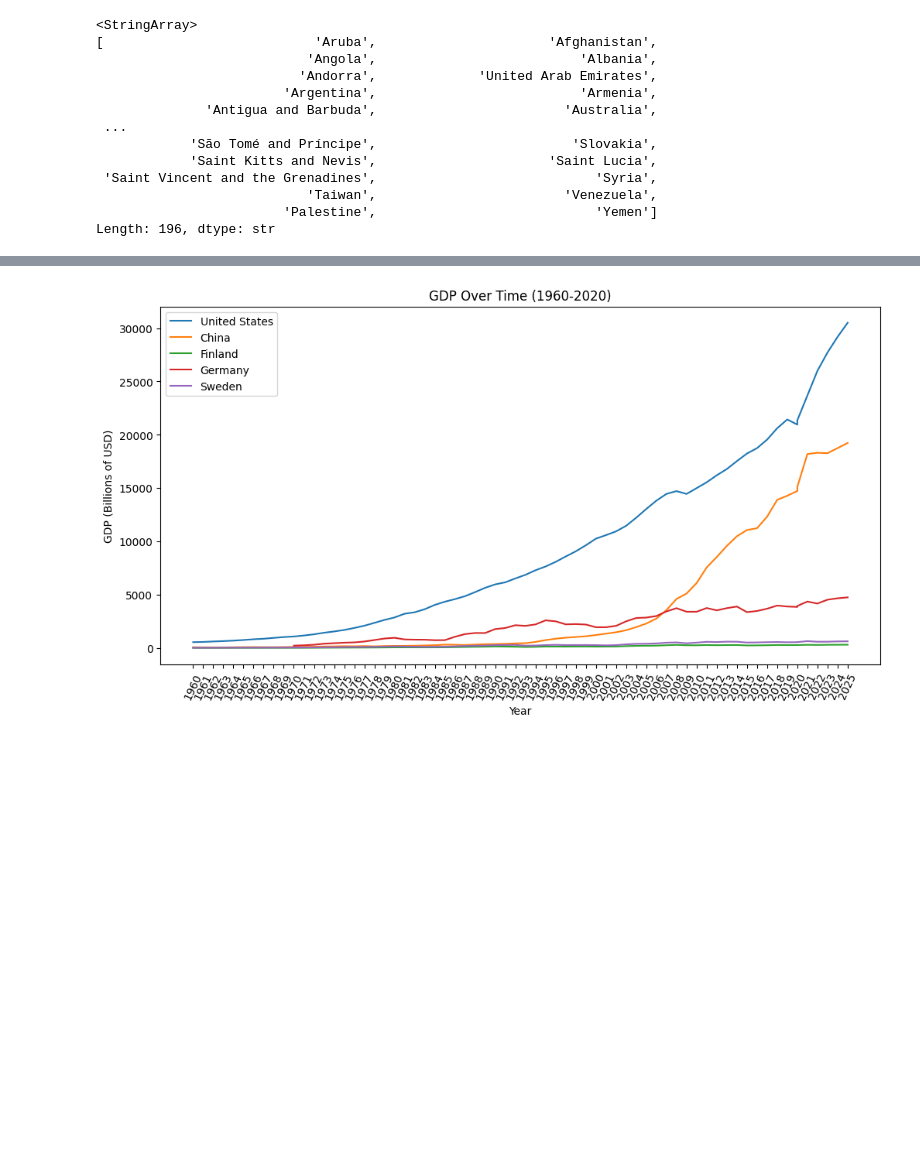
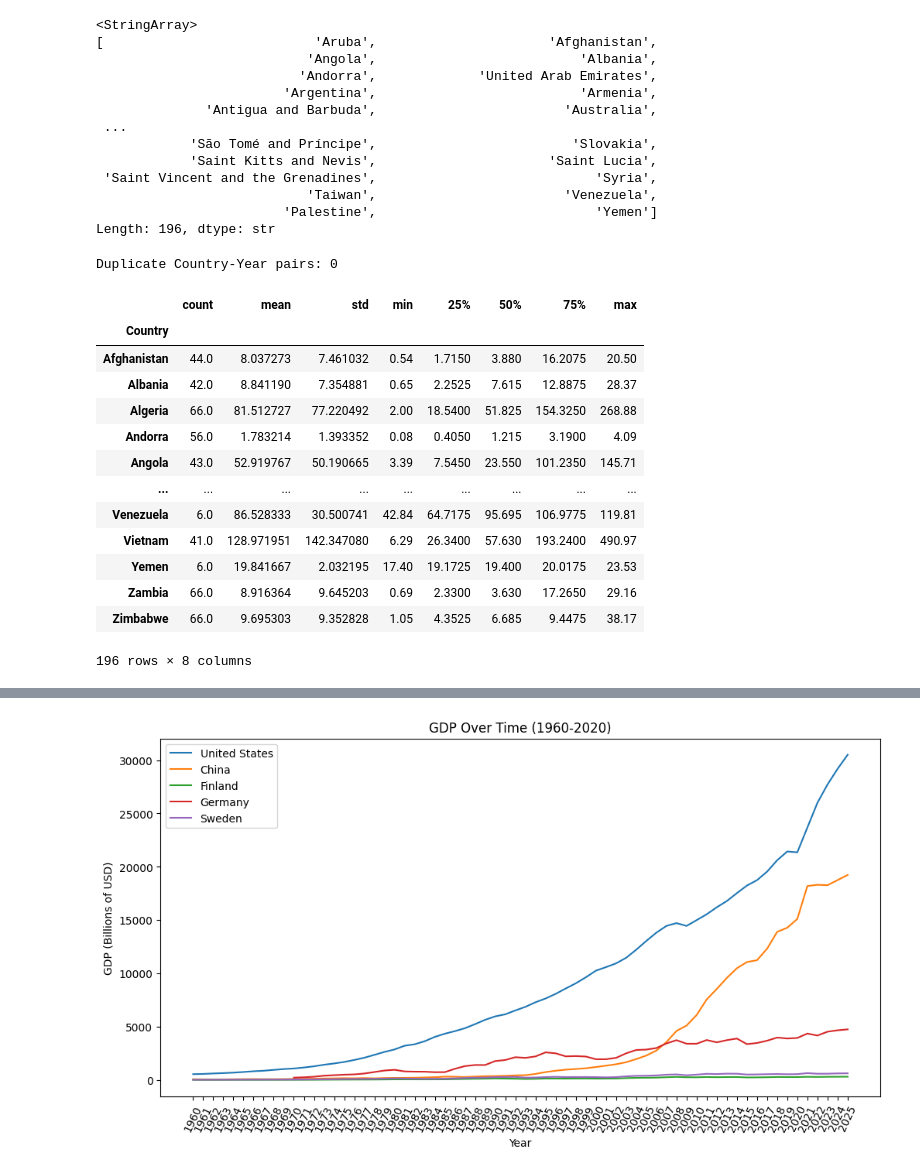
Before and after one commit to Nickeniklas/gdp-data-pipeline, a Jupyter notebook: 01_preprocessing.ipynb, the cells around one changed output, grey strips where cells are left out. Drawn from its saved outputs; the diff is of its cells as text; code cells hidden in the pictures; blank space fills up the shorter version.

```diff
--- a/01_preprocessing.ipynb
+++ b/01_preprocessing.ipynb
@@ -204,4 +219,27 @@ full_data['Country'].unique()
                            'Taiwan',                        'Venezuela',
                         'Palestine',                            'Yemen']
 Length: 196, dtype: str
+# %%
+# check for duplicates
+duplicates = full_data.duplicated(subset=['Country', 'Year']).sum()
+print(f"Duplicate Country-Year pairs: {duplicates}")
+# %% [output]
+Duplicate Country-Year pairs: 0
+# %%
+full_data.groupby('Country')['GDP'].describe()
+# %% [output]
+|  | count | mean | std | min | 25% | 50% | 75% | max |
+| Country |  |  |  |  |  |  |  |  |
+| Afghanistan | 44.0 | 8.037273 | 7.461032 | 0.54 | 1.7150 | 3.880 | 16.2075 | 20.50 |
+| Albania | 42.0 | 8.841190 | 7.354881 | 0.65 | 2.2525 | 7.615 | 12.8875 | 28.37 |
+| Algeria | 66.0 | 81.512727 | 77.220492 | 2.00 | 18.5400 | 51.825 | 154.3250 | 268.88 |
+| Andorra | 56.0 | 1.783214 | 1.393352 | 0.08 | 0.4050 | 1.215 | 3.1900 | 4.09 |
+| Angola | 43.0 | 52.919767 | 50.190665 | 3.39 | 7.5450 | 23.550 | 101.2350 | 145.71 |
+| ... | ... | ... | ... | ... | ... | ... | ... | ... |
+| Venezuela | 6.0 | 86.528333 | 30.500741 | 42.84 | 64.7175 | 95.695 | 106.9775 | 119.81 |
+| Vietnam | 41.0 | 128.971951 | 142.347080 | 6.29 | 26.3400 | 57.630 | 193.2400 | 490.97 |
+| Yemen | 6.0 | 19.841667 | 2.032195 | 17.40 | 19.1725 | 19.400 | 20.0175 | 23.53 |
+| Zambia | 66.0 | 8.916364 | 9.645203 | 0.69 | 2.3300 | 3.630 | 17.2650 | 29.16 |
+| Zimbabwe | 66.0 | 9.695303 | 9.352828 | 1.05 | 4.3525 | 6.685 | 9.4475 | 38.17 |
+196 rows × 8 columns
 # %%
```
Also changed, not shown: parts of 5 cells of this notebook.
